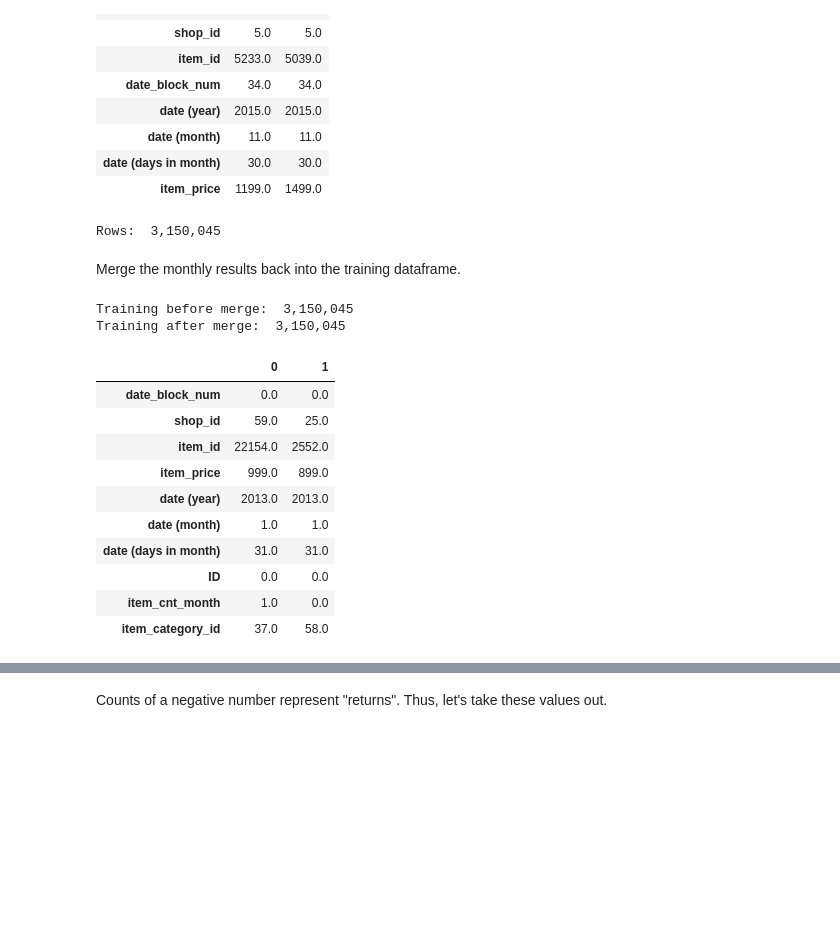
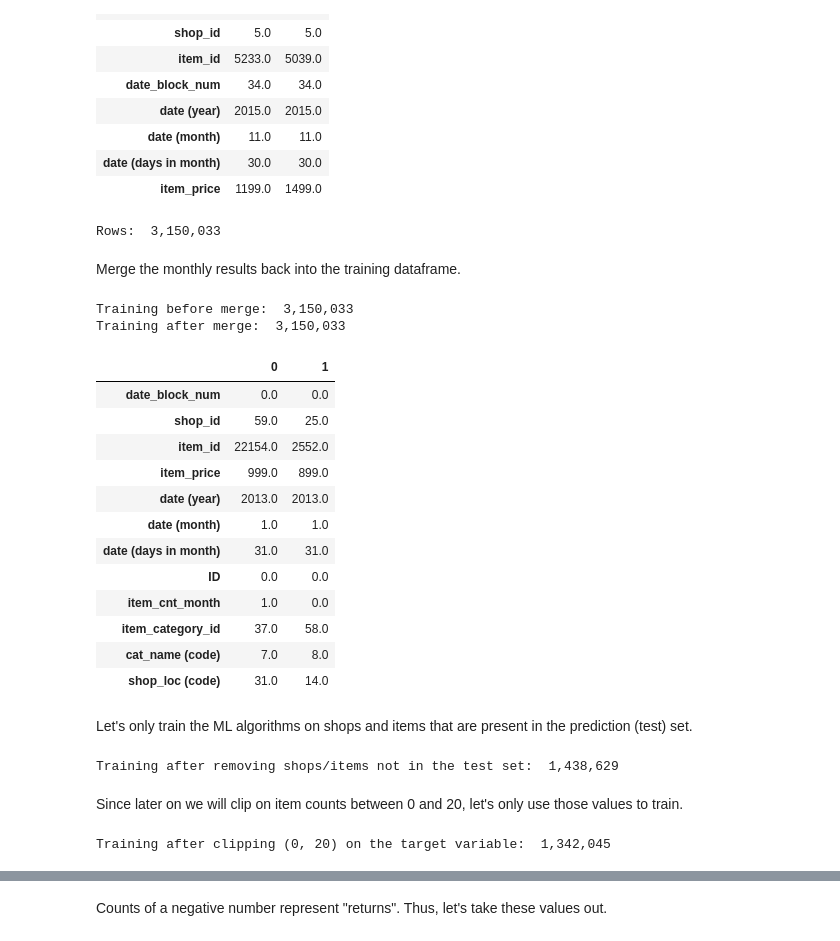
Before and after one commit to crauer/predict_future_sales, a Jupyter notebook: Final Submission.ipynb, the cells around one changed output, grey strips where cells are left out. Cells and saved outputs as stored; diff of their text form; code cells hidden in the pictures; blank space fills up the shorter version.

Commit message:
Added predict sales.

```diff
--- a/Final Submission.ipynb
+++ b/Final Submission.ipynb
@@ -24,11 +24,15 @@ import pandas as pd
 import statsmodels.api as sm
 
 from calendar import monthrange
+from googletrans import Translator
 
 from xgboost import XGBRegressor
 from xgboost import plot_importance
 
 %matplotlib inline
+
+pd.set_option('display.max_colwidth', -1)
+pd.set_option('display.max_rows', 500)
 # %% [markdown]
 Load the training data and create some new features based on the date field.
 # %%
@@ -86,5 +90,8 @@ Let's remove any prices greater than 50,000.
 # %%
-data_df = data_df[data_df['item_price'] < 50000]
+data_df = data_df[
+    (data_df['item_price'] >= 0) &
+    (data_df['item_price'] < 40000)
+]
 
 plt.hist(data_df['item_price'])
 # %% [output]
@@ -136,9 +203,9 @@ plt.hist(data_df['item_cnt_day'])
 # %%
-item_categories_df = pd.read_csv('./data/items.csv')
-print('Item categories:  {:,}'.format(len(item_categories_df)))
+items_df = pd.read_csv('./data/items.csv')
+print('Items:  {:,}'.format(len(items_df)))
 
-item_categories_df['item_id'] = item_categories_df['item_id'].astype(int)
-item_categories_df['item_category_id'] = item_categories_df['item_category_id'].astype(int)
+items_df['item_id'] = items_df['item_id'].astype(int)
+items_df['item_category_id'] = items_df['item_category_id'].astype(int)
 
-item_categories_df.head(3)
+items_df.head(3)
 # %% [output]
@@ -152,6 +219,10 @@ shops_df = pd.read_csv('./data/shops.csv')
 print('Shop rows:  {:,}'.format(len(shops_df)))
 
 shops_df['shop_id'] = shops_df['shop_id'].astype(int)
+shops_df['shop_name (english)'] = shops_df['shop_name'].apply(lambda x: translator.translate(x).text)
+
+shops_df['shop_loc'] = shops_df['shop_name'].apply(lambda x: str(x).split(' ')[0]).astype('category')
+shops_df['shop_loc (code)'] = shops_df['shop_loc'].cat.codes
 
 shops_df.head(3)
 # %% [output]
@@ -200,49 +272,72 @@ Test rows (after merge):  214,200
 | item_price | 1199.0 | 1499.0 |
 # %%
 data_df = pd.concat([data_df, test_df], ignore_index=True, sort=False)
-data_df = data_df.fillna(0)
 
 print('Rows:  {:,}'.format(len(data_df)))
 # %% [output]
-Rows:  3,150,045
+Rows:  3,150,033
 # %% [markdown]
 Merge the monthly results back into the training dataframe.
 # %%
 print('Training before merge:  {:,}'.format(len(data_df)))
 
 data_df = data_df.merge(monthly_df, on=['shop_id', 'item_id', 'date_block_num'], how='left')
-data_df['item_cnt_month'] = data_df['item_cnt_month'].fillna(0)
+data_df = data_df.fillna(0)
 
-data_df = data_df.merge(item_categories_df[['item_id', 'item_category_id']], on='item_id', how='left')
+data_df = data_df.merge(items_df[['item_id', 'item_category_id']], on='item_id', how='left')
+data_df = data_df.merge(item_categories_df[['item_category_id', 'cat_name (code)']], on='item_category_id', how='left')
+data_df = data_df.merge(shops_df[['shop_id', 'shop_loc (code)']], on='shop_id', how='left')
 
 data_df['date_block_num'] = data_df['date_block_num'].astype('int')
 data_df['shop_id'] = data_df['shop_id'].astype('int')
 data_df['item_id'] = data_df['item_id'].astype('int')
 data_df['item_category_id'] = data_df['item_category_id'].astype('int')
 data_df['date (year)'] = data_df['date (year)'].astype('int')
 data_df['date (month)'] = data_df['date (month)'].astype('int')
 data_df['date (days in month)'] = data_df['date (days in month)'].astype('int')
 
 print('Training after merge:  {:,}'.format(len(data_df)))
 
 # Drop the daily columns that aren't needed.
 data_df = data_df.drop(['date', 'item_cnt_day'], axis=1)
 
 data_df.head(2).T
 # %% [output]
-Training before merge:  3,150,045
-Training after merge:  3,150,045
+Training before merge:  3,150,033
+Training after merge:  3,150,033
 |  | 0 | 1 |
 | date_block_num | 0.0 | 0.0 |
 | shop_id | 59.0 | 25.0 |
 | item_id | 22154.0 | 2552.0 |
 | item_price | 999.0 | 899.0 |
 | date (year) | 2013.0 | 2013.0 |
 | date (month) | 1.0 | 1.0 |
 | date (days in month) | 31.0 | 31.0 |
 | ID | 0.0 | 0.0 |
 | item_cnt_month | 1.0 | 0.0 |
 | item_category_id | 37.0 | 58.0 |
+| cat_name (code) | 7.0 | 8.0 |
+| shop_loc (code) | 31.0 | 14.0 |
+# %% [markdown]
+Let's only train the ML algorithms on shops and items that are present in the prediction (test) set.
+# %%
+data_df = data_df[
+    (data_df['shop_id'].isin(test_df['shop_id'].unique())) &
+    (data_df['item_id'].isin(test_df['item_id'].unique()))
+]
+print('Training after removing shops/items not in the test set:  {:,}'.format(len(data_df)))
+# %% [output]
+Training after removing shops/items not in the test set:  1,438,629
+# %% [markdown]
+Since later on we will clip on item counts between 0 and 20, let's only use those values to train.
+# %%
+data_df = data_df[
+    (data_df['item_cnt_month'] >= 0) &
+    (data_df['item_cnt_month'] <= 20)
+]
+print('Training after clipping (0, 20) on the target variable:  {:,}'.format(len(data_df)))
+# %% [output]
+Training after clipping (0, 20) on the target variable:  1,342,045
 # %%
 data_df['item_cnt_month'].describe()
 # %% [output]
```
Also changed, not shown: parts of 48 cells of this notebook, 2 other files.
